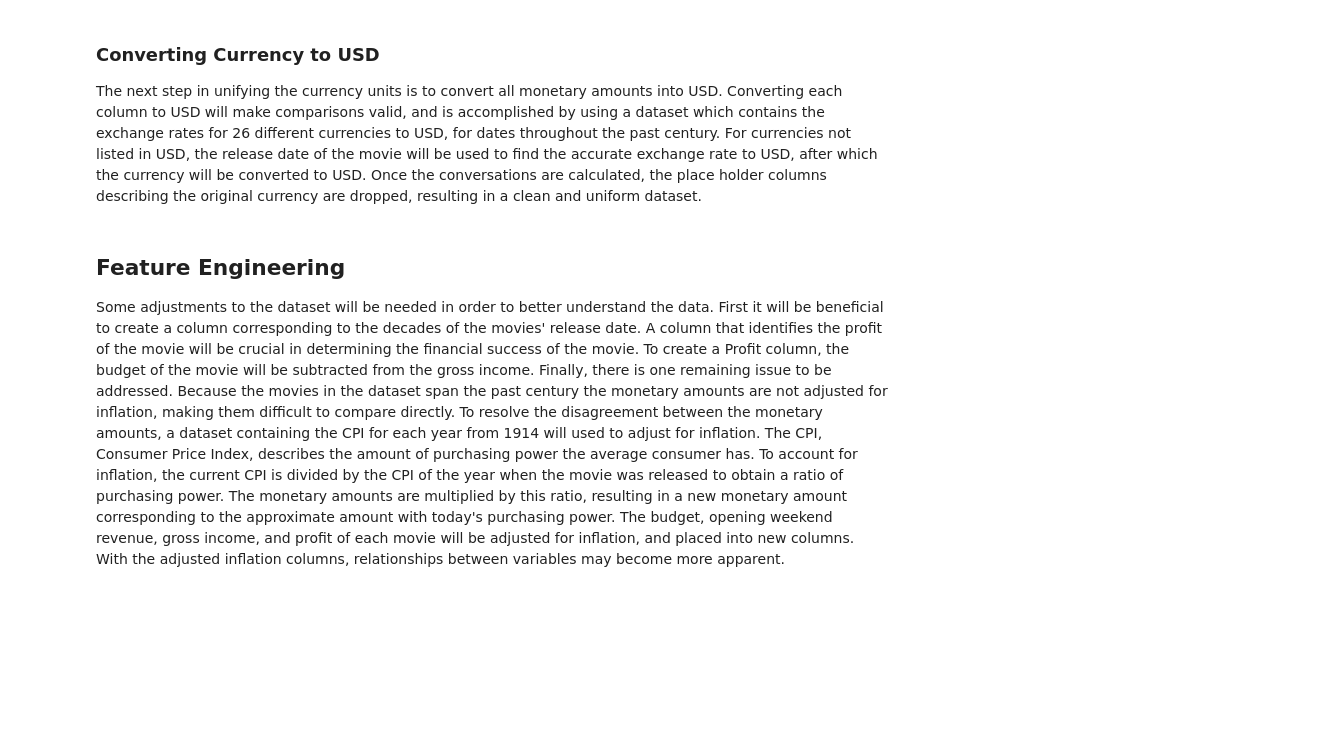
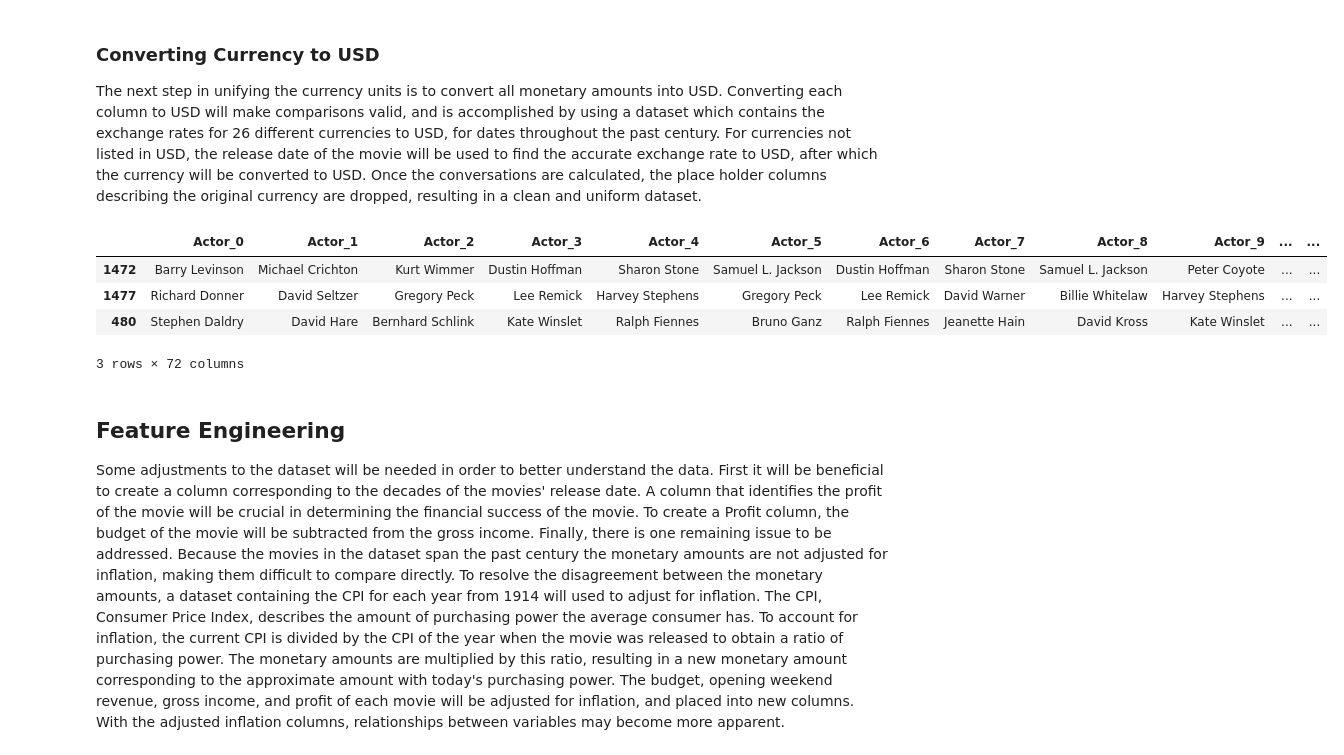
Before and after one commit to brookemosby/Movies, a Jupyter notebook: Jarvis_Project.ipynb, the cells around one changed output. Cells and saved outputs as stored; diff of their text form; code cells hidden in the pictures; blank space fills up the shorter version.

```diff
--- a/Jarvis_Project.ipynb
+++ b/Jarvis_Project.ipynb
@@ -226,44 +301,49 @@ e_r_columns = [ "Dates",   "€",   "£",  "BRL", "CNY", "DKK", "INR", "JPY",
                   "KRW", "MYR", "MXN",  "NOK", "SEK", "ZAR", "SGD", "CHF",
                   "TWD", "THB", "VEB", "NBDI", "NMC", "NOI", "AUD", "NZD",
                   "CAD", "HKD", "LKR" ]
-exchange_rates = pd.read_csv( "exchange_rates.csv",
+exchange_rates = pd.read_csv( "Produced_Data/exchange_rates.csv",
                              skiprows = [ 0, 1, 2, 4, 5, 6 ] )
 exchange_rates.columns = e_r_columns
 exchange_rates[ "Dates" ] = exchange_rates[ "Dates" ].apply(
     lambda x: pd.to_datetime( str( x ) ) )
 
 def change_to_USD(row):
     """
     Function accepts a pd.Series representing a pd.DataFrame row, then
     changes the budget and opening weekend monetary amount to USD, and
     returns the new updated pd.Series with the correct amounts.
     """
-    date = row[ 3 ]
-    foreign_budget = row[ 4 ]
-    foreign_open   = row[ 5 ]
-    indicator_budget = row[ 7 ]
-    indicator_open   = row[ 8 ]
+    date = row[21]
+    foreign_budget = row[10]
+    foreign_open   = row[16]
+    indicator_budget = row[72]
+    indicator_open   = row[73]
 
     if indicator_budget != "$" and indicator_budget != "nan":
         try:
             cur_rate = exchange_rates[ indicator_budget ][
                 exchange_rates[ "Dates" ] == date ].values[ 0 ]
-            row[ 4 ] = int( foreign_budget ) / float( cur_rate )
+            row[10] = int( foreign_budget ) / float( cur_rate )
         except:
-            row[ 4 ] = np.nan
+            row[10] = np.nan
     if indicator_open   != "$" and indicator_open   != "nan":
         try:
             cur_rate = exchange_rates[ indicator_open   ][
                 exchange_rates[ "Dates" ] == date ].values[ 0 ]
-            row[ 5 ] = int( foreign_open )  / float( cur_rate )
+            row[16] = int( foreign_open )  / float( cur_rate )
         except:
-            row[ 5 ] = np.nan
+            row[16] = np.nan
     return row
 
 df1 = df1.apply( change_to_USD, axis = 1 )
 
 # Delete currency indicator columns
-del df1[ 7 ], df1[ 8 ]
-df = df1
-df.columns = columns
-df.sample( 3 )
+del df1[72], df1[73]
+df1.columns = columns
+df1.sample( 3 )
+# %% [output]
+|  | Actor_0 | Actor_1 | Actor_2 | Actor_3 | Actor_4 | Actor_5 | Actor_6 | Actor_7 | Actor_8 | Actor_9 | ... | ... |
+| 1472 | Barry Levinson | Michael Crichton | Kurt Wimmer | Dustin Hoffman | Sharon Stone | Samuel L. Jackson | Dustin Hoffman | Sharon Stone | Samuel L. Jackson | Peter Coyote | ... | ... |
+| 1477 | Richard Donner | David Seltzer | Gregory Peck | Lee Remick | Harvey Stephens | Gregory Peck | Lee Remick | David Warner | Billie Whitelaw | Harvey Stephens | ... | ... |
+| 480 | Stephen Daldry | David Hare | Bernhard Schlink | Kate Winslet | Ralph Fiennes | Bruno Ganz | Ralph Fiennes | Jeanette Hain | David Kross | Kate Winslet | ... | ... |
+3 rows × 72 columns
```
Also changed, not shown: parts of 12 cells of this notebook, 4 other files.
